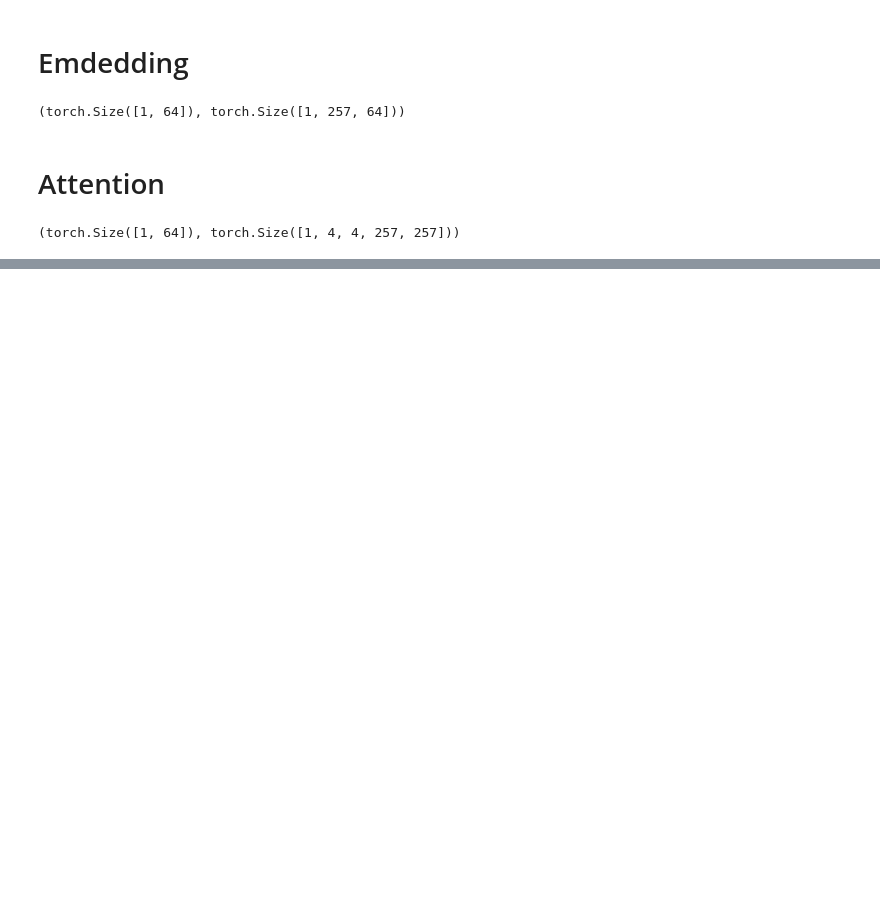
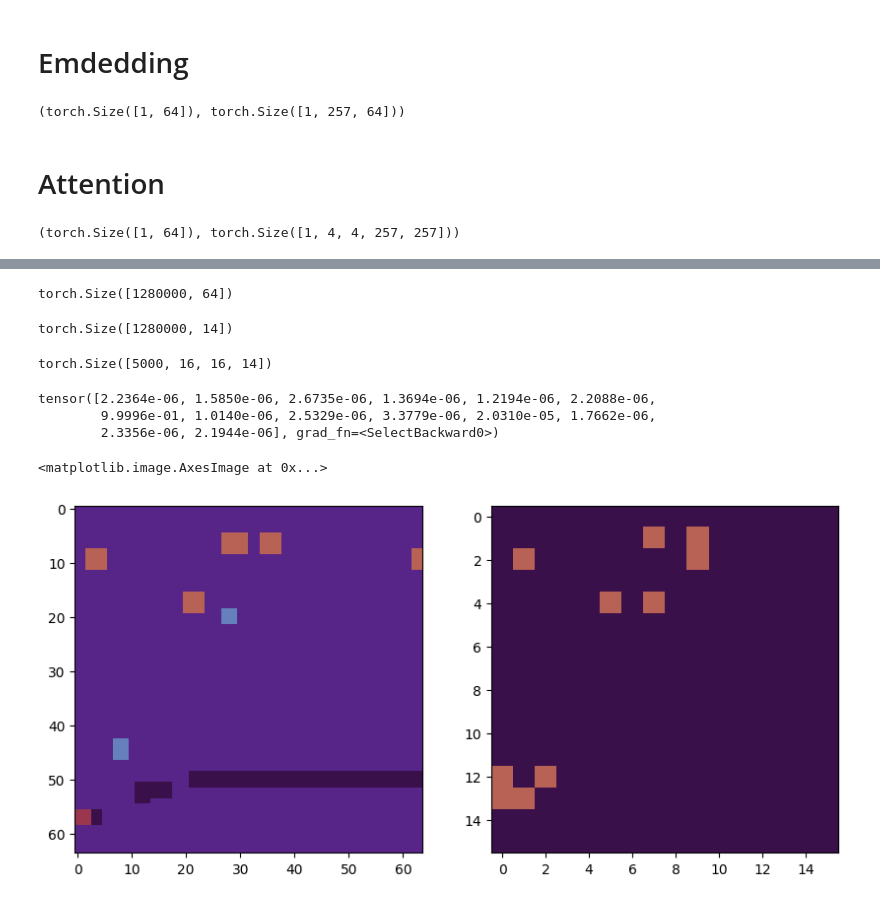
Before and after one commit to Lord225/explain-rl, a Jupyter notebook: explain/explainer_test1.ipynb, the cells around one changed output, grey strips where cells are left out. Cells and saved outputs as stored; diff of their text form; code cells hidden in the pictures; blank space fills up the shorter version.

```diff
--- a/explain/explainer_test1.ipynb
+++ b/explain/explainer_test1.ipynb
@@ -267,0 +465,29 @@ plt.show()
+# %%
+X.shape
+# %% [output]
+torch.Size([1280000, 64])
+# %%
+# try visualizing the output
+output = data_extractor(X)
+print(output.shape)
+output = output.reshape(-1, 16, 16, 14)
+output.shape
+# %% [output]
+torch.Size([1280000, 14])
+torch.Size([5000, 16, 16, 14])
+# %%
+output[200][5][5]
+# %% [output]
+tensor([2.2364e-06, 1.5850e-06, 2.6735e-06, 1.3694e-06, 1.2194e-06, 2.2088e-06,
+        9.9996e-01, 1.0140e-06, 2.5329e-06, 3.3779e-06, 2.0310e-05, 1.7662e-06,
+        2.3356e-06, 2.1944e-06], grad_fn=<SelectBackward0>)
+# %%
+# display
+fig, ax = plt.subplots(1, 2, figsize=(10, 5))
+
+I = 200
+ax[0].imshow(seg_observations_index[I].squeeze(), cmap="twilight", vmin=0, vmax=13)
+ax[1].imshow(output[I].detach().numpy().argmax(axis=2), cmap="twilight", vmin=0, vmax=13)
+# %% [output]
+<matplotlib.image.AxesImage at 0x...>
+[figure, added]
```
Also changed, not shown: parts of 20 cells of this notebook, 7 other files.
